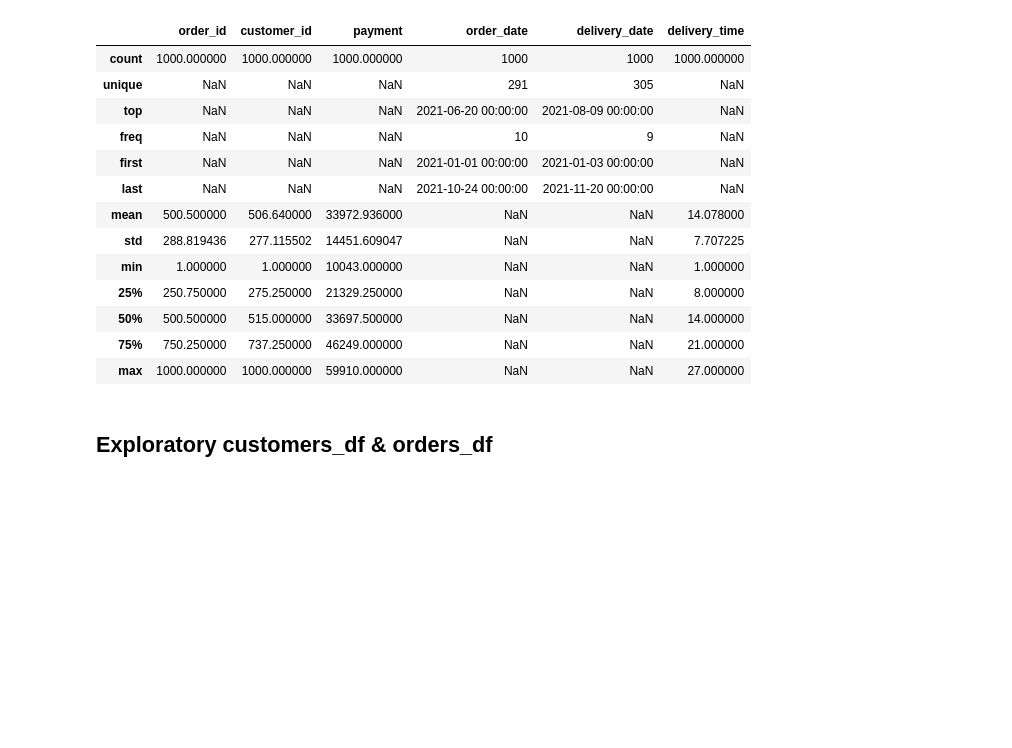
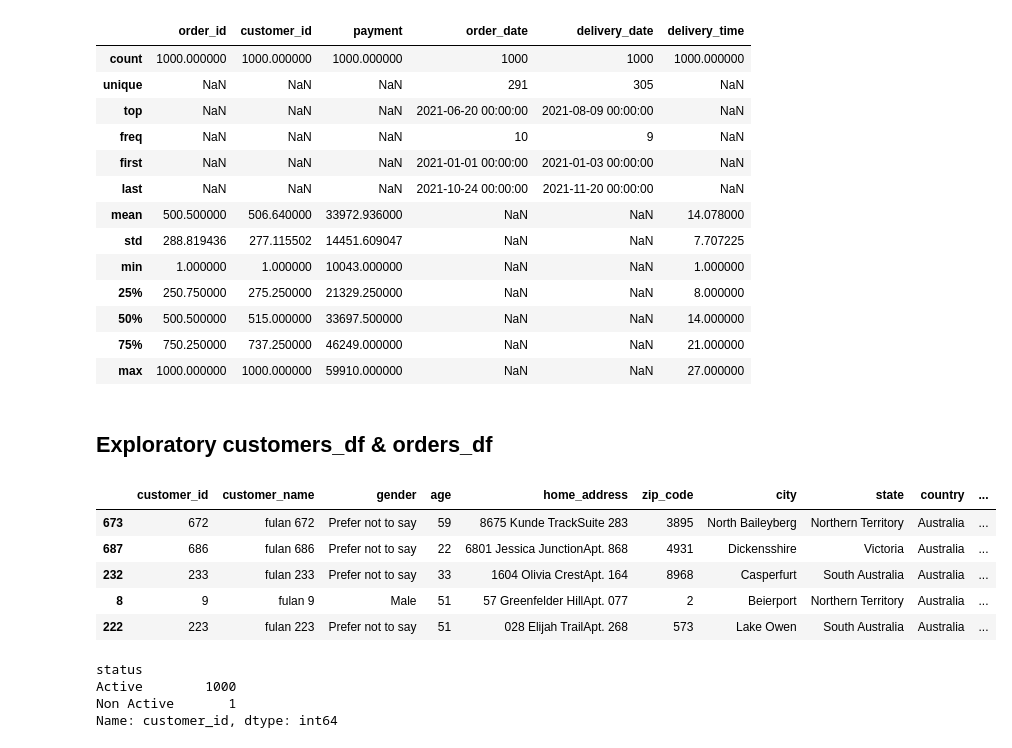
Before and after one commit to Edy-Mochamad/project-product_sales, a Jupyter notebook: notebook.ipynb, the cells around one changed output. Cells and saved outputs as stored; diff of their text form; code cells hidden in the pictures; blank space fills up the shorter version.

```diff
--- a/notebook.ipynb
+++ b/notebook.ipynb
@@ -534,3 +534,23 @@ orders_df.describe(include = 'all')
 | max | 1000.000000 | 1000.000000 | 59910.000000 | NaN | NaN | 27.000000 |
 # %% [markdown]
 ## Exploratory customers_df & orders_df
+# %%
+customers_and_orders_df = orders_df.customer_id
+customers_df["status"] = customers_df["customer_id"].apply(lambda x: "Active" if x in  customers_and_orders_df else "Non Active")
+customers_df.sample(5)
+# %% [output]
+|  | customer_id | customer_name | gender | age | home_address | zip_code | city | state | country | ... |
+| 673 | 672 | fulan 672 | Prefer not to say | 59 | 8675 Kunde TrackSuite 283 | 3895 | North Baileyberg | Northern Territory | Australia | ... |
+| 687 | 686 | fulan 686 | Prefer not to say | 22 | 6801 Jessica JunctionApt. 868 | 4931 | Dickensshire | Victoria | Australia | ... |
+| 232 | 233 | fulan 233 | Prefer not to say | 33 | 1604 Olivia CrestApt. 164 | 8968 | Casperfurt | South Australia | Australia | ... |
+| 8 | 9 | fulan 9 | Male | 51 | 57 Greenfelder HillApt. 077 | 2 | Beierport | Northern Territory | Australia | ... |
+| 222 | 223 | fulan 223 | Prefer not to say | 51 | 028 Elijah TrailApt. 268 | 573 | Lake Owen | South Australia | Australia | ... |
+# %%
+customers_df.groupby(by = 'status').customer_id.count()
+
+#hasilnya cuma 1 pelanggan yang tidak pernah melakukan transaksi
+# %% [output]
+status
+Active        1000
+Non Active       1
+Name: customer_id, dtype: int64
```
Also changed, not shown: parts of 1 cell of this notebook.
